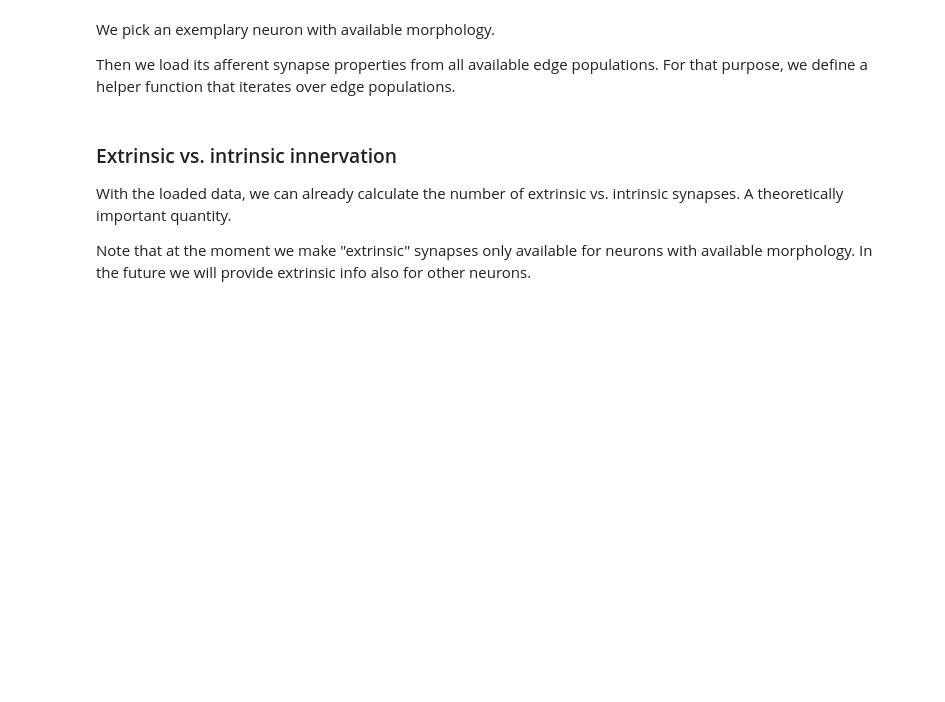
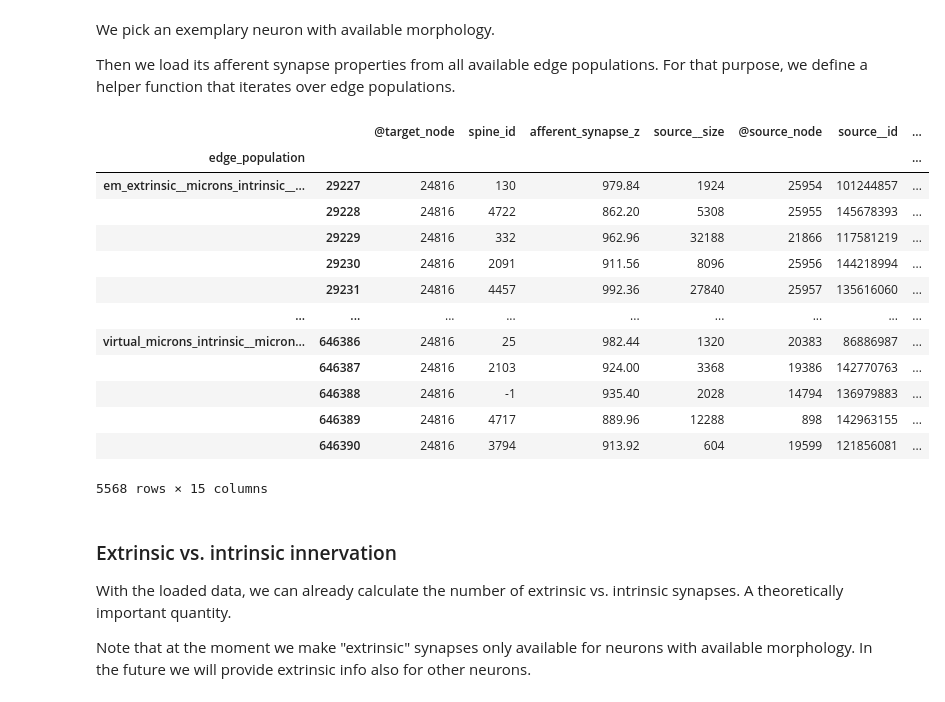
Before and after one commit to openbraininstitute/obi_platform_analysis_notebooks, a Jupyter notebook: Circuit/MICrONS/microns_con_mat_spines/analysis_notebook.ipynb, the cells around one changed output. Cells and saved outputs as stored; diff of their text form; code cells hidden in the pictures; blank space fills up the shorter version.

```diff
--- a/Circuit/MICrONS/microns_con_mat_spines/analysis_notebook.ipynb
+++ b/Circuit/MICrONS/microns_con_mat_spines/analysis_notebook.ipynb
@@ -88,18 +143,35 @@ Then we load its afferent synapse properties from all available edge populations
 # %%
 nrn_id = nrn_props.index[10]
 
 def synapses_from_all_edge_populations(nrn_id):
     syns = []; keys=[]
     for edge_pop in edge_pop_names:
         pop_syns = circ.edges[edge_pop].afferent_edges(nrn_id, properties=edge_properties_to_load)
         if len(pop_syns) > 0:
             syns.append(pop_syns)
             keys.append(edge_pop)
+    if len(syns) == 0:
+        return pandas.DataFrame({_col: [] for _col in edge_properties_to_load})
     syns = pandas.concat(syns, axis=0, keys=keys, names=["edge_population"])
     return syns
 
 synapses = synapses_from_all_edge_populations(nrn_id)
 display(synapses)
+# %% [output]
+|  |  | @target_node | spine_id | afferent_synapse_z | source__size | @source_node | source__id | ... |
+| edge_population |  |  |  |  |  |  |  | ... |
+| em_extrinsic__microns_intrinsic__... | 29227 | 24816 | 130 | 979.84 | 1924 | 25954 | 101244857 | ... |
+|  | 29228 | 24816 | 4722 | 862.20 | 5308 | 25955 | 145678393 | ... |
+|  | 29229 | 24816 | 332 | 962.96 | 32188 | 21866 | 117581219 | ... |
+|  | 29230 | 24816 | 2091 | 911.56 | 8096 | 25956 | 144218994 | ... |
+|  | 29231 | 24816 | 4457 | 992.36 | 27840 | 25957 | 135616060 | ... |
+| ... | ... | ... | ... | ... | ... | ... | ... | ... |
+| virtual_microns_intrinsic__micron... | 646386 | 24816 | 25 | 982.44 | 1320 | 20383 | 86886987 | ... |
+|  | 646387 | 24816 | 2103 | 924.00 | 3368 | 19386 | 142770763 | ... |
+|  | 646388 | 24816 | -1 | 935.40 | 2028 | 14794 | 136979883 | ... |
+|  | 646389 | 24816 | 4717 | 889.96 | 12288 | 898 | 142963155 | ... |
+|  | 646390 | 24816 | 3794 | 913.92 | 604 | 19599 | 121856081 | ... |
+5568 rows × 15 columns
 # %% [markdown]
 ### Extrinsic vs. intrinsic innervation
 
```
Also changed, not shown: parts of 24 cells of this notebook.
